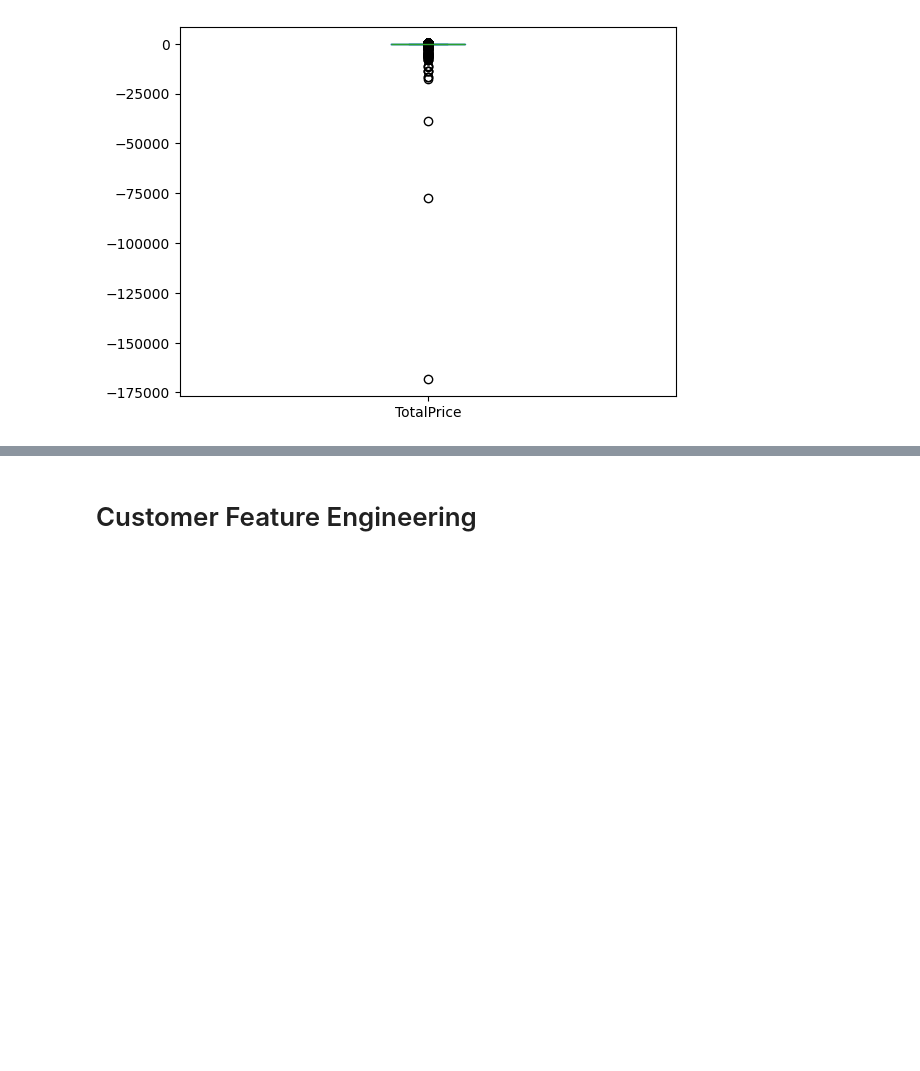
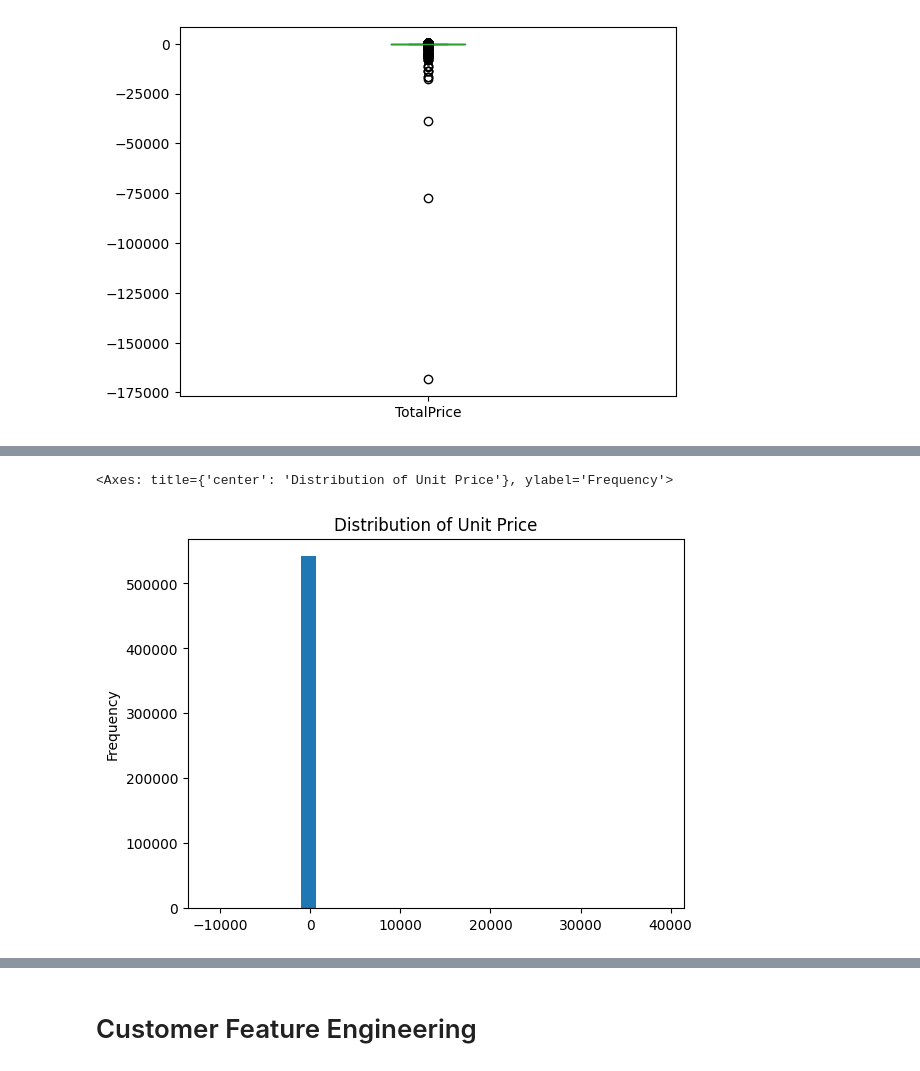
Before and after one commit to Break-Through-Tech/witOmni-1A-ai-powered-customer-intelligence-for-smarter-marketing, a Jupyter notebook: notebooks/witOmni_1A.ipynb, the cells around one changed output, grey strips where cells are left out. Saved outputs shown, nothing was run; the diff lists cells and outputs as text; code cells hidden in the pictures; blank space fills up the shorter version.

Commit message:
Added more visualizations

```diff
--- a/notebooks/witOmni_1A.ipynb
+++ b/notebooks/witOmni_1A.ipynb
@@ -118,0 +125,5 @@ df['Quantity'].plot(kind='box', title='Box Plot of Quantity')
+# %%
+df['UnitPrice'].plot(kind='hist', bins=30, title = "Distribution of Unit Price")
+# %% [output]
+<Axes: title={'center': 'Distribution of Unit Price'}, ylabel='Frequency'>
+[figure, added]
```
Also changed, not shown: parts of 3 cells of this notebook.
